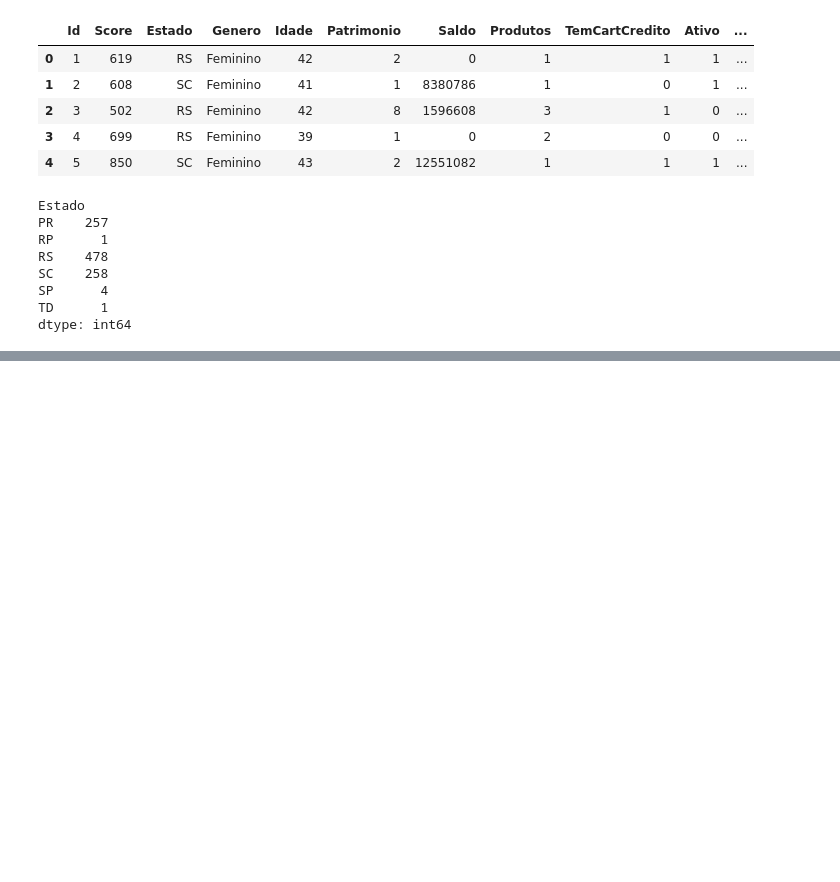
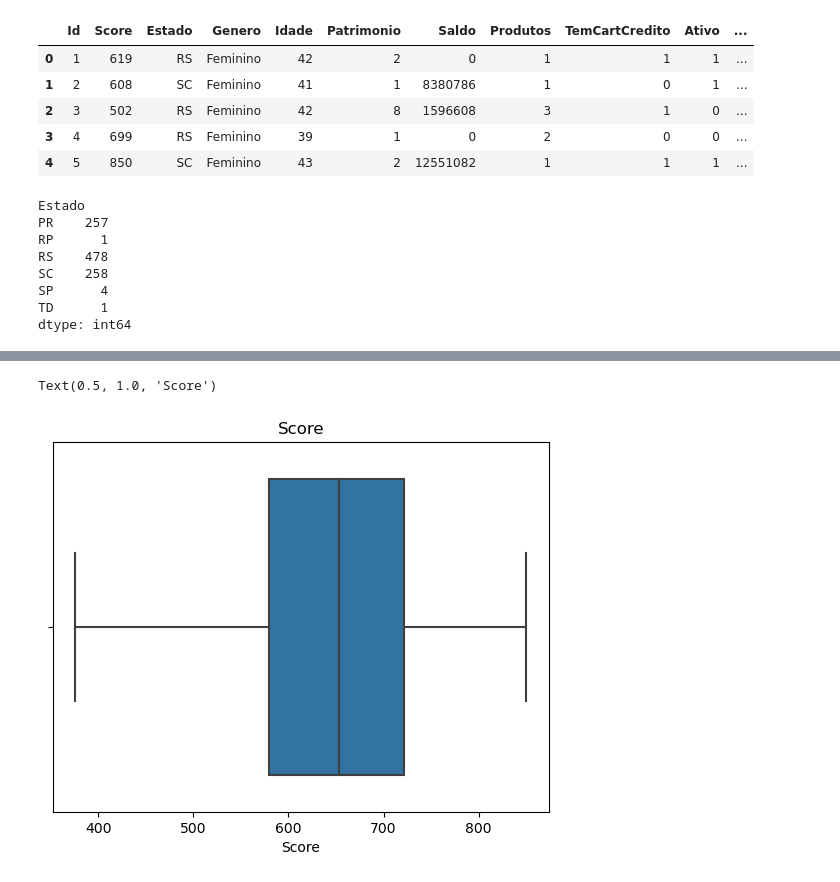
Before and after one commit to pedr0passos/ciencia-dados, a Jupyter notebook: sec10_limp_trat_dados/main.ipynb, the cells around one changed output, grey strips where cells are left out. Cells and saved outputs as stored; diff of their text form; code cells hidden in the pictures; blank space fills up the shorter version.

```diff
--- a/sec10_limp_trat_dados/main.ipynb
+++ b/sec10_limp_trat_dados/main.ipynb
@@ -50,0 +88,5 @@ dtype: int64
+# %%
+sb.boxplot(data['Score']).set_title('Score')
+# %% [output]
+Text(0.5, 1.0, 'Score')
+[figure, added]
```
Also changed, not shown: parts of 16 cells of this notebook.
